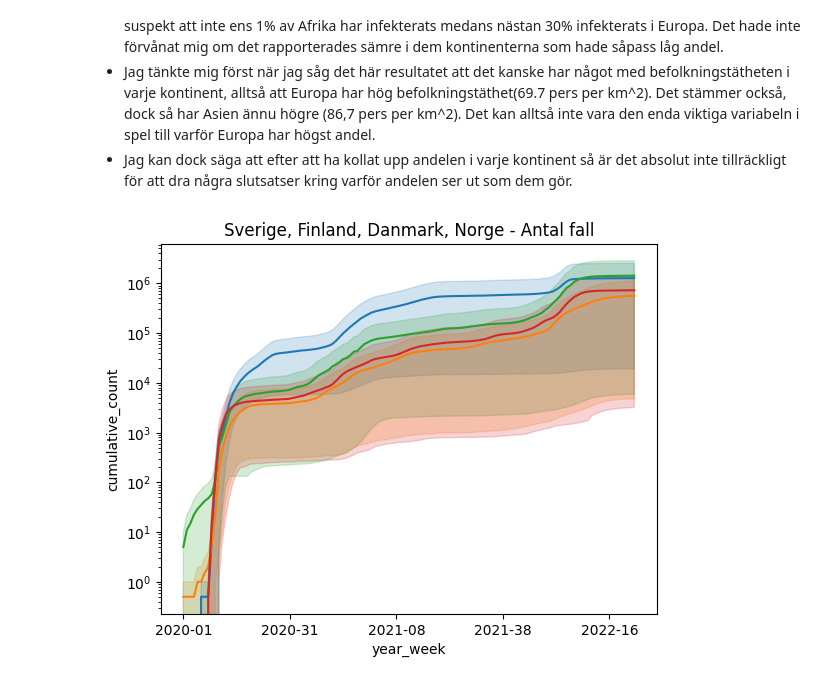
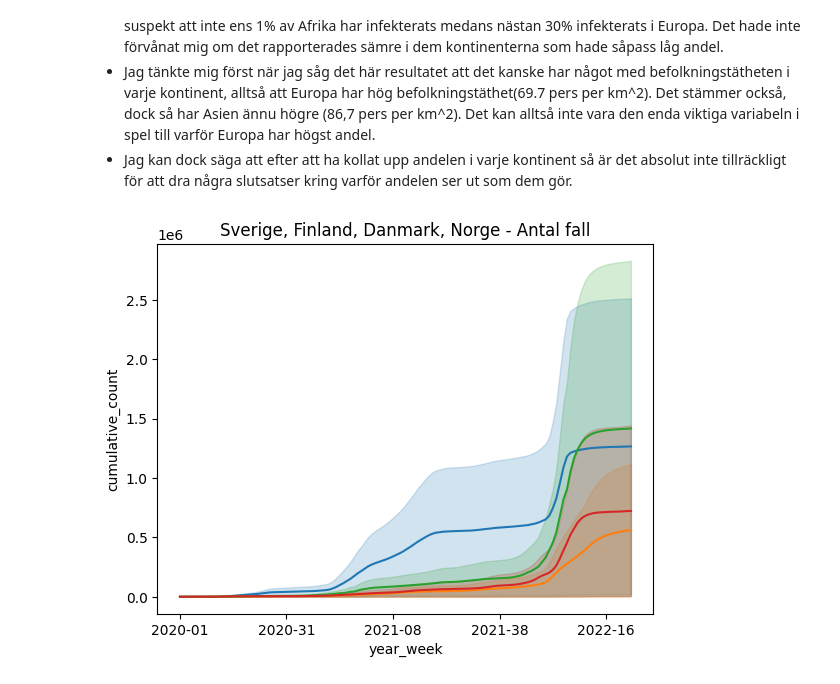
Before and after one commit to Danneftw1/Databehandling-Daniel-Nilsson, a Jupyter notebook: Labb_1/Uppgift_4.ipynb, the cells around one changed output. Cells and saved outputs as stored; diff of their text form; code cells hidden in the pictures.

```diff
--- a/Labb_1/Uppgift_4.ipynb
+++ b/Labb_1/Uppgift_4.ipynb
@@ -73,27 +97,26 @@ def country_total(variable_name, country_name):
     variable_name = worldcoviddata[(worldcoviddata["country"] == country_name)]
     return variable_name
 # %%
-
+# comparing Sweden, Finland, Denmark and Norway
 sweden_data = worldcoviddata[(worldcoviddata["country"] == "Sweden")]
 finland_data = worldcoviddata[(worldcoviddata["country"] == "Finland")]
 denmark_data = worldcoviddata[(worldcoviddata["country"] == "Denmark")]
 norway_data = worldcoviddata[(worldcoviddata["country"] == "Norway")]
 
 sweden_data = sweden_data[['year_week', 'cumulative_count']]
 finland_data = finland_data[['year_week', 'cumulative_count']]
 denmark_data = denmark_data[['year_week', 'cumulative_count']]
 norway_data = norway_data[['year_week', 'cumulative_count']]
 
 ax = plt.axes()
 sns.lineplot(data= sweden_data, x='year_week', y='cumulative_count')
 sns.lineplot(data =finland_data, x = 'year_week', y = 'cumulative_count')
 sns.lineplot(data =denmark_data, x = 'year_week', y = 'cumulative_count')
 sns.lineplot(data =norway_data, x = 'year_week', y = 'cumulative_count')
 ax.set(title = "Sverige, Finland, Danmark, Norge - Antal fall")
-ax.set_yscale("log")
 ax.xaxis.set_major_locator(plt.MaxNLocator(5))
 # %% [output]
-[figure, old version]
+[figure, new version]
 # %%
 worldcoviddata['country'].unique()
 # %% [output]
```
Also changed, not shown: parts of 3 cells of this notebook.
